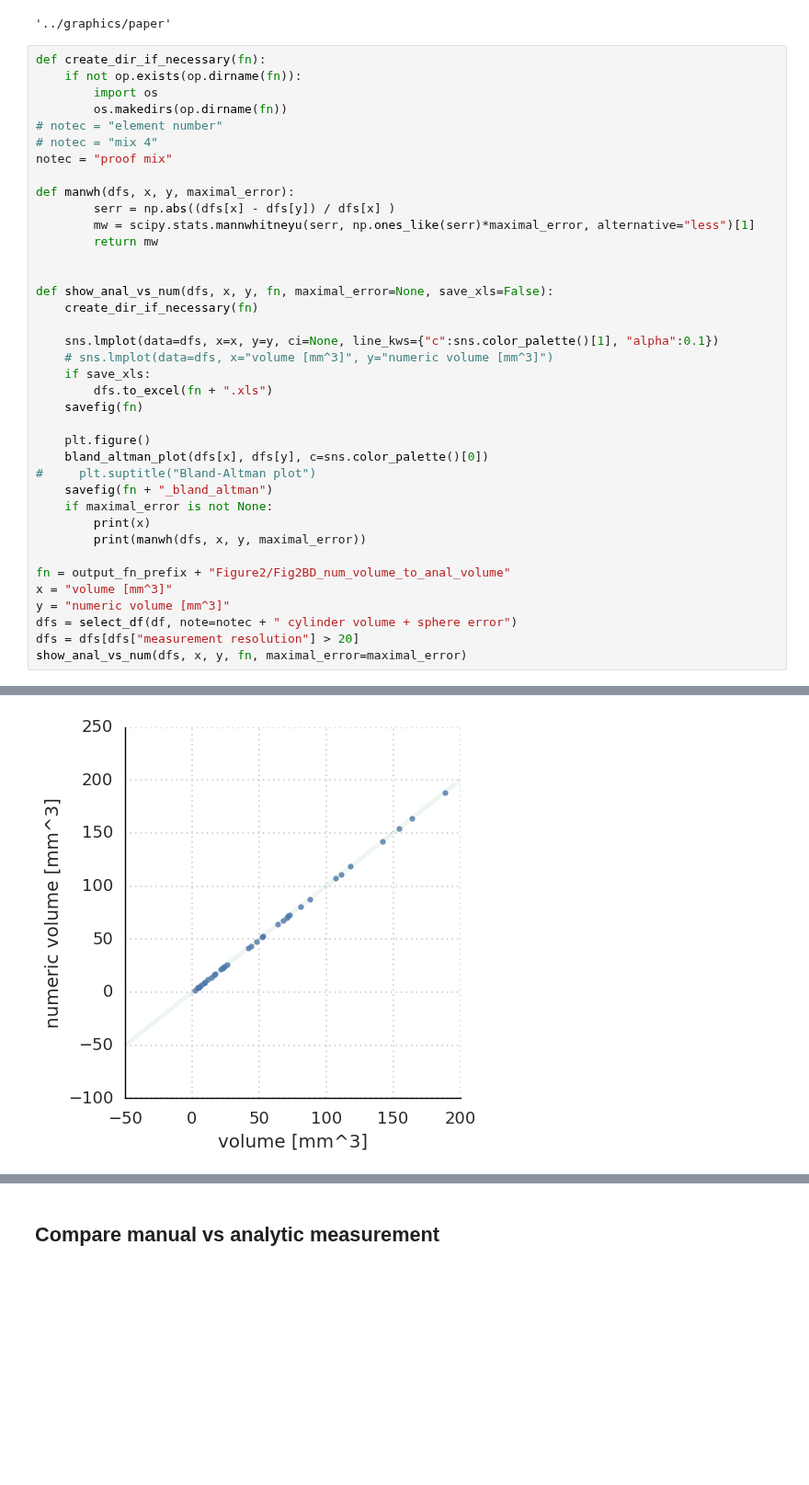
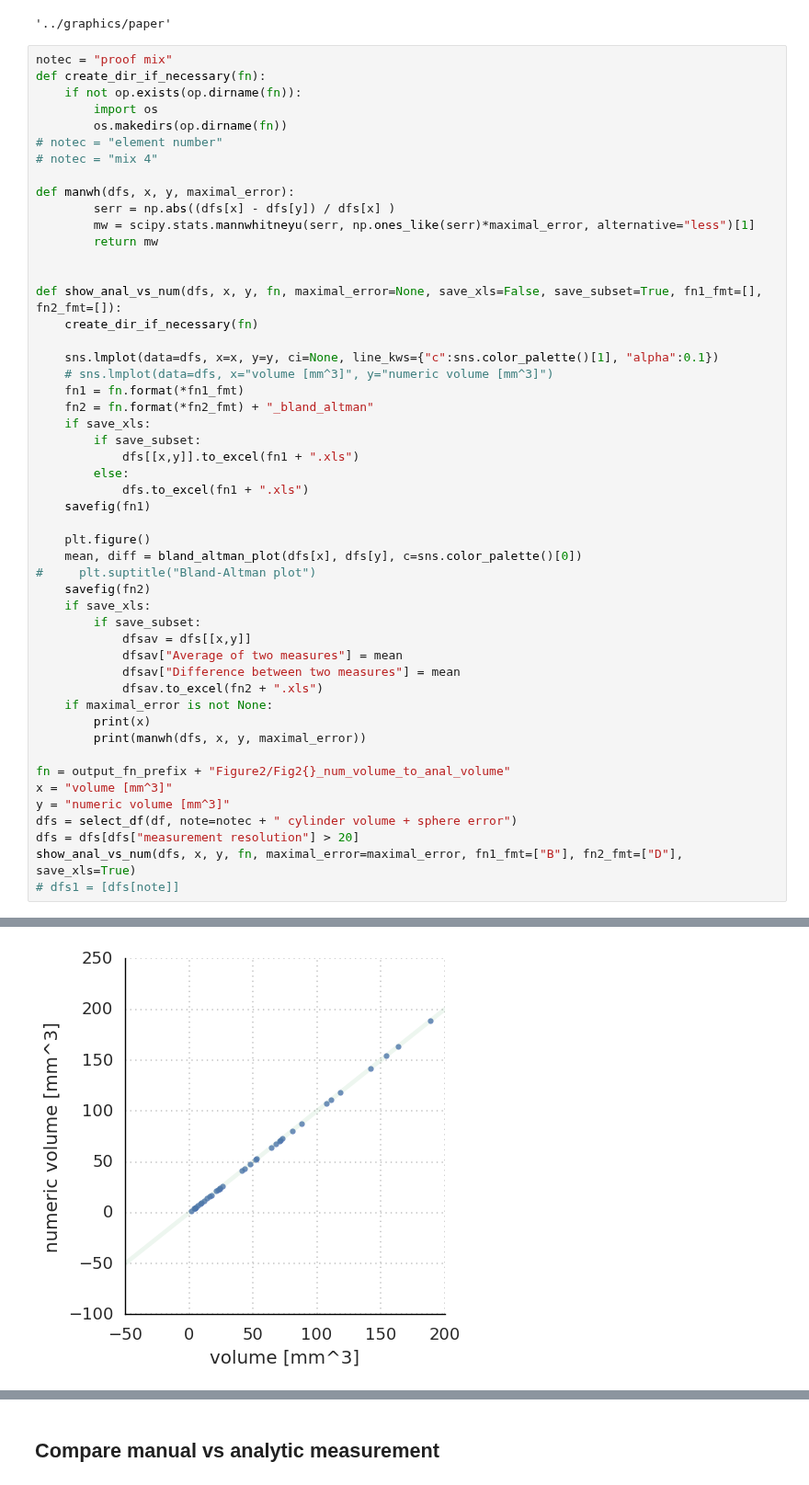
Before and after one commit to mjirik/teigen, a Jupyter notebook: examples/paper_figures.ipynb, the cells around one changed output, grey strips where cells are left out. Shown at 92% size. Cells and saved outputs as stored; diff of their text form; blank space fills up the shorter version.

```diff
--- a/examples/paper_figures.ipynb
+++ b/examples/paper_figures.ipynb
@@ -259,13 +259,13 @@ op.dirname(fn)
 # %% [output]
 '../graphics/paper'
 # %%
+notec = "proof mix"
 def create_dir_if_necessary(fn):
     if not op.exists(op.dirname(fn)):
         import os
         os.makedirs(op.dirname(fn))
 # notec = "element number"
 # notec = "mix 4"
-notec = "proof mix"
 
 def manwh(dfs, x, y, maximal_error):
         serr = np.abs((dfs[x] - dfs[y]) / dfs[x] )
@@ -273,29 +273,41 @@ def manwh(dfs, x, y, maximal_error):
         return mw
 
 
-def show_anal_vs_num(dfs, x, y, fn, maximal_error=None, save_xls=False):
+def show_anal_vs_num(dfs, x, y, fn, maximal_error=None, save_xls=False, save_subset=True, fn1_fmt=[], fn2_fmt=[]):
     create_dir_if_necessary(fn)
 
     sns.lmplot(data=dfs, x=x, y=y, ci=None, line_kws={"c":sns.color_palette()[1], "alpha":0.1})
     # sns.lmplot(data=dfs, x="volume [mm^3]", y="numeric volume [mm^3]")
+    fn1 = fn.format(*fn1_fmt)
+    fn2 = fn.format(*fn2_fmt) + "_bland_altman"
     if save_xls:
-        dfs.to_excel(fn + ".xls")
-    savefig(fn)
+        if save_subset:
+            dfs[[x,y]].to_excel(fn1 + ".xls")
+        else:
+            dfs.to_excel(fn1 + ".xls")
+    savefig(fn1)
 
     plt.figure()
-    bland_altman_plot(dfs[x], dfs[y], c=sns.color_palette()[0])
+    mean, diff = bland_altman_plot(dfs[x], dfs[y], c=sns.color_palette()[0])
 #     plt.suptitle("Bland-Altman plot")
-    savefig(fn + "_bland_altman")
+    savefig(fn2)
+    if save_xls:
+        if save_subset:
+            dfsav = dfs[[x,y]]
+            dfsav["Average of two measures"] = mean
+            dfsav["Difference between two measures"] = mean
+            dfsav.to_excel(fn2 + ".xls")
     if maximal_error is not None:
         print(x)
         print(manwh(dfs, x, y, maximal_error))
 
-fn = output_fn_prefix + "Figure2/Fig2BD_num_volume_to_anal_volume"
+fn = output_fn_prefix + "Figure2/Fig2{}_num_volume_to_anal_volume"
 x = "volume [mm^3]"
 y = "numeric volume [mm^3]"
 dfs = select_df(df, note=notec + " cylinder volume + sphere error")
 dfs = dfs[dfs["measurement resolution"] > 20]
-show_anal_vs_num(dfs, x, y, fn, maximal_error=maximal_error)
+show_anal_vs_num(dfs, x, y, fn, maximal_error=maximal_error, fn1_fmt=["B"], fn2_fmt=["D"], save_xls=True)
+# dfs1 = [dfs[note]]
 # %% [output]
 volume [mm^3]
 9.0525839414e-14
@@ -302 +322 @@ volume [mm^3]
-[figure, old version]
+[figure, new version]
```
Also changed, not shown: parts of 14 cells of this notebook, 1 other file.
